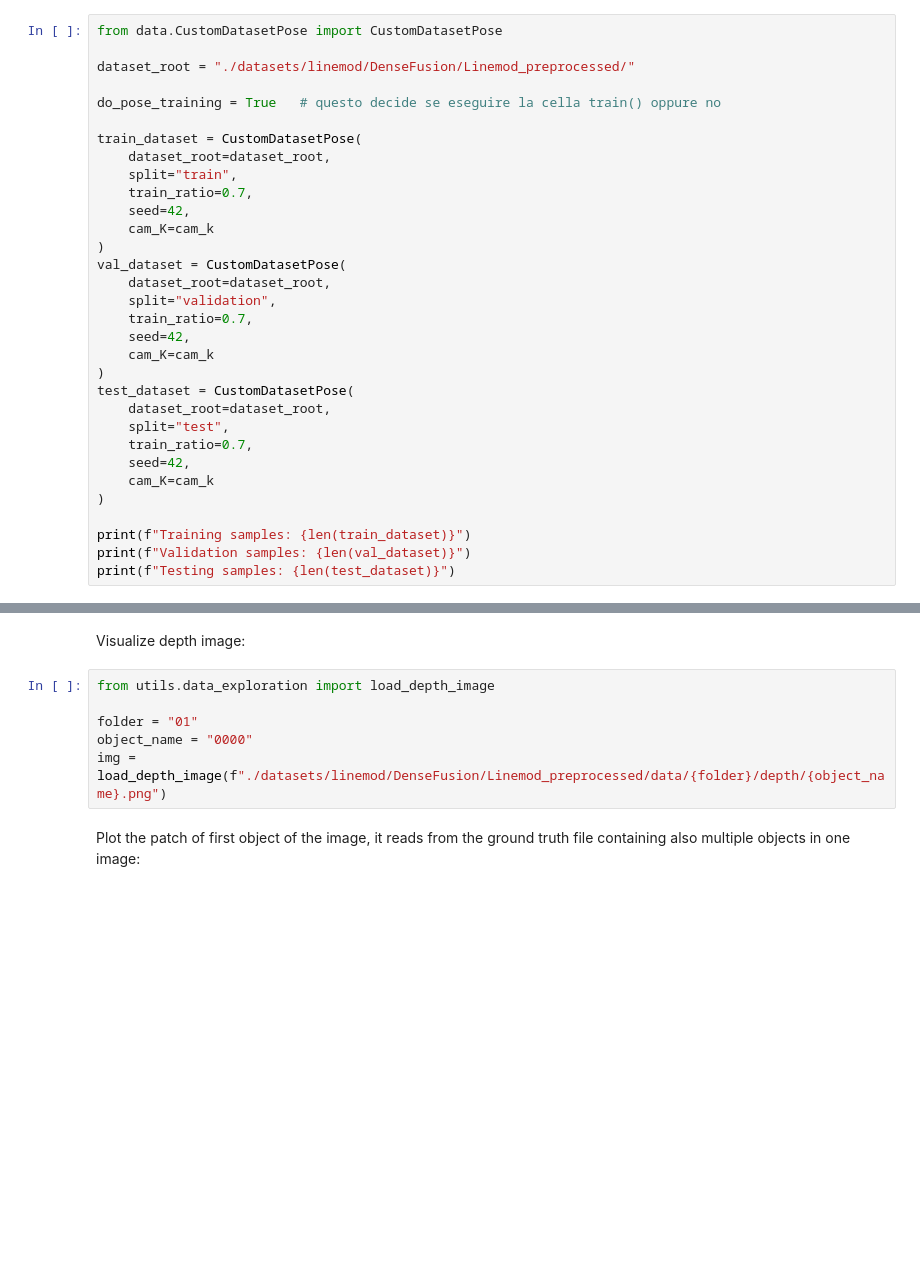
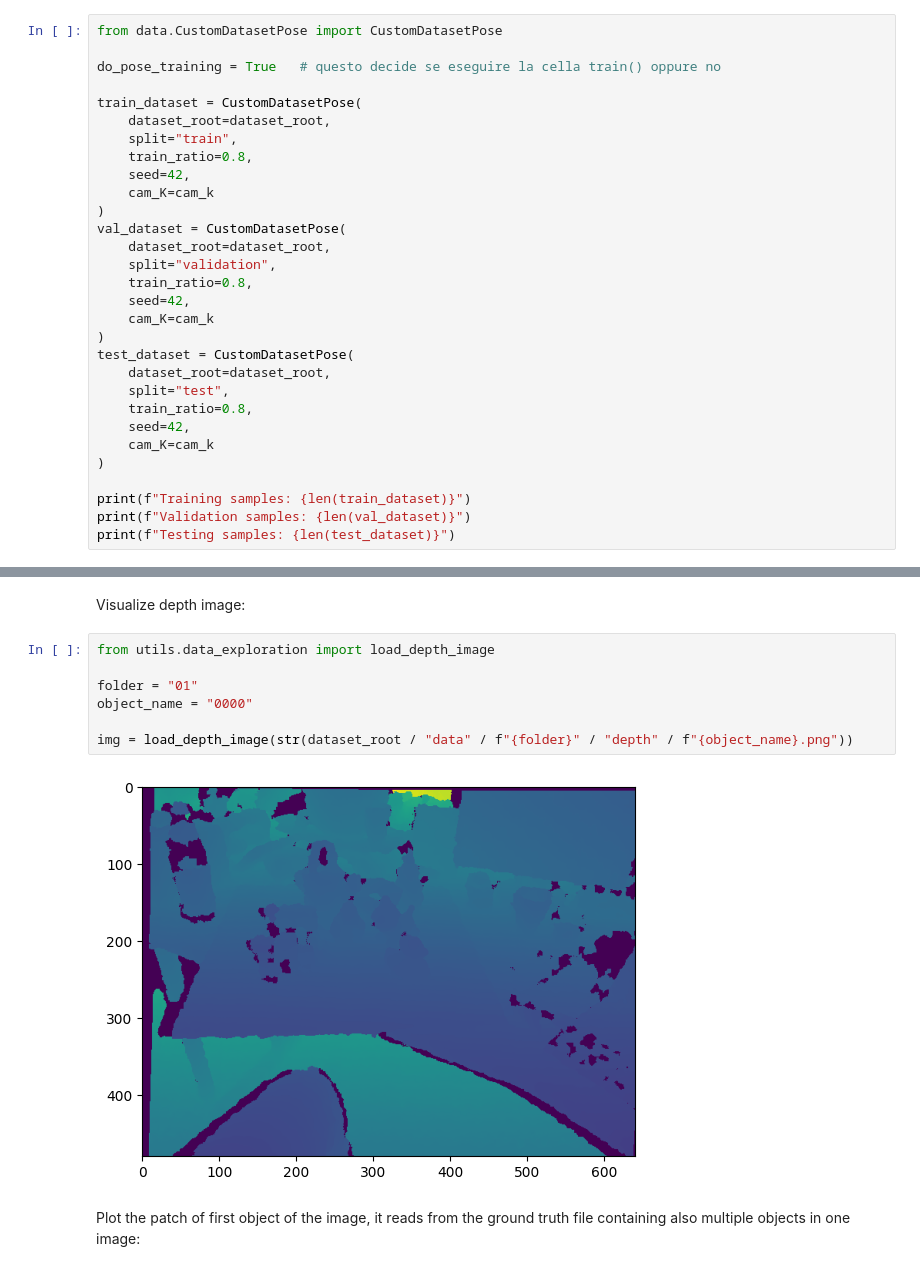
Before and after one commit to luigiaceto/6D-pose-estimation, a Jupyter notebook: experiment_guide_kaggle.ipynb, the cells around one changed output, grey strips where cells are left out. Cells and saved outputs as stored; diff of their text form; blank space fills up the shorter version.

```diff
--- a/experiment_guide_kaggle.ipynb
+++ b/experiment_guide_kaggle.ipynb
@@ -155,29 +163,27 @@ load_image(label=1, object=0)
 **[BOTH - Training & Testing]**
 # %%
 from data.CustomDatasetPose import CustomDatasetPose
-
-dataset_root = "./datasets/linemod/DenseFusion/Linemod_preprocessed/"
 
 do_pose_training = True   # questo decide se eseguire la cella train() oppure no
 
 train_dataset = CustomDatasetPose(
     dataset_root=dataset_root,
     split="train",
-    train_ratio=0.7,
+    train_ratio=0.8,
     seed=42,
     cam_K=cam_k
 )
 val_dataset = CustomDatasetPose(
     dataset_root=dataset_root,
     split="validation",
-    train_ratio=0.7,
+    train_ratio=0.8,
     seed=42,
     cam_K=cam_k
 )
 test_dataset = CustomDatasetPose(
     dataset_root=dataset_root,
     split="test",
-    train_ratio=0.7,
+    train_ratio=0.8,
     seed=42,
     cam_K=cam_k
 )
@@ -231,9 +245,12 @@ Visualize depth image:
 # %%
 from utils.data_exploration import load_depth_image
 
 folder = "01"
 object_name = "0000"
-img = load_depth_image(f"./datasets/linemod/DenseFusion/Linemod_preprocessed/data/{folder}/depth/{object_name}.png")
+
+img = load_depth_image(str(dataset_root / "data" / f"{folder}" / "depth" / f"{object_name}.png"))
+# %% [output]
+[figure, added]
 # %% [markdown]
 Plot the patch of first object of the image, it reads from the ground truth file containing also multiple objects in one image:
 # %%
```
Also changed, not shown: parts of 24 cells of this notebook, 9 other files.
